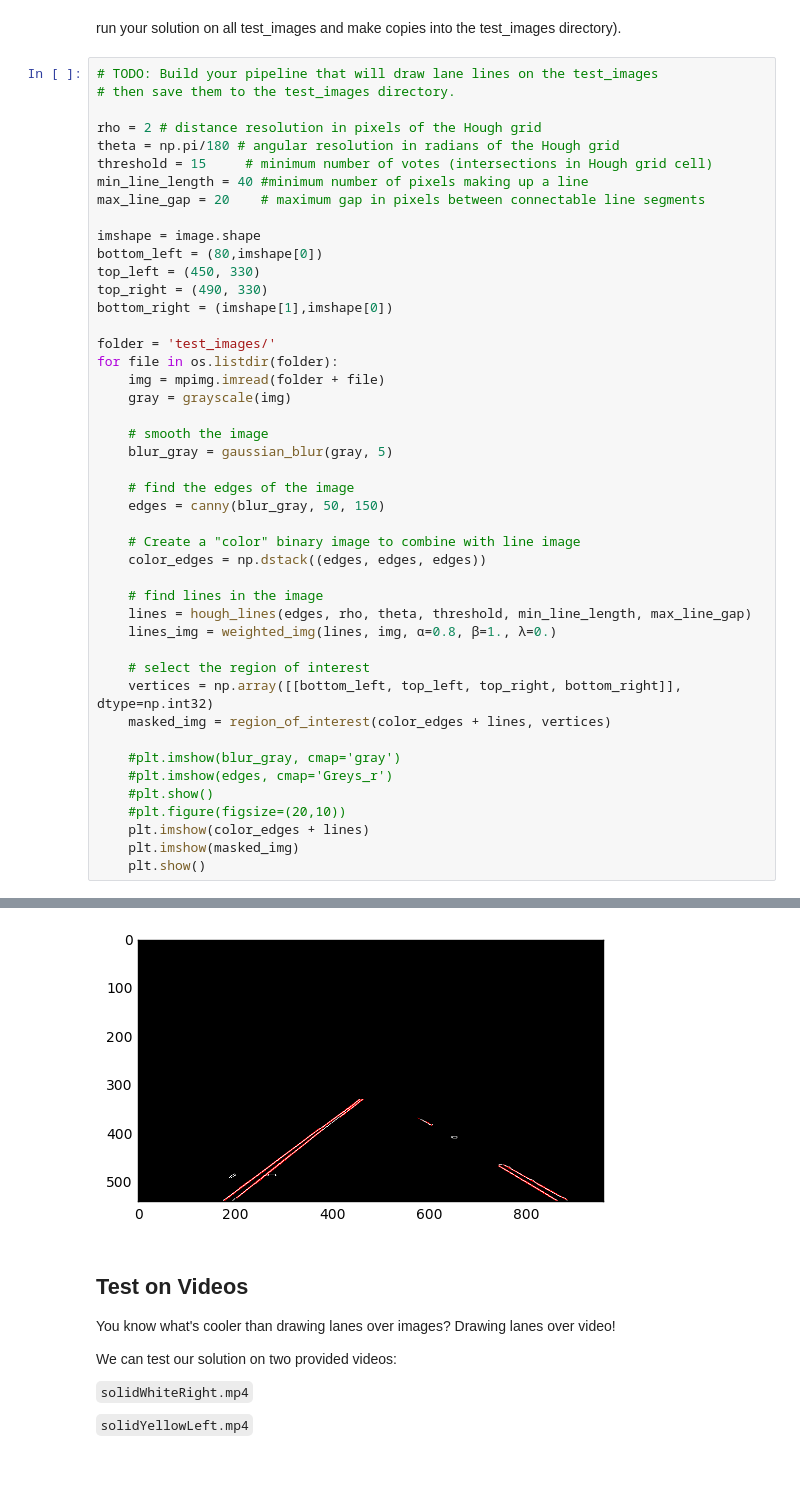
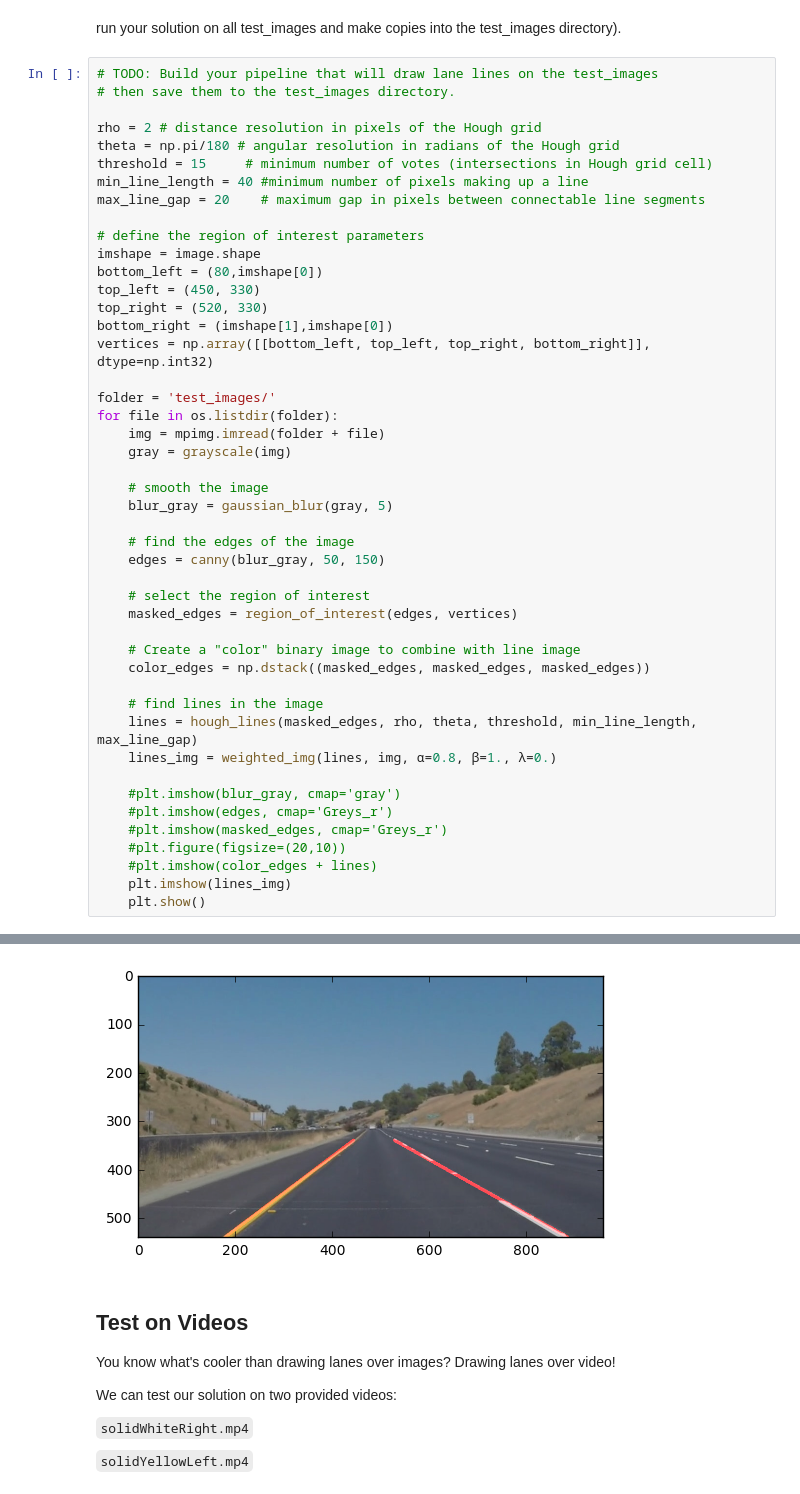
Before and after one commit to jocmom/CarND-LaneLines-P1, a Jupyter notebook: P1.ipynb, the cells around one changed output, grey strips where cells are left out. Cells and saved outputs as stored; diff of their text form.

```diff
--- a/P1.ipynb
+++ b/P1.ipynb
@@ -196,11 +229,13 @@ threshold = 15     # minimum number of votes (intersections in Hough grid cell)
 min_line_length = 40 #minimum number of pixels making up a line
 max_line_gap = 20    # maximum gap in pixels between connectable line segments
 
+# define the region of interest parameters
 imshape = image.shape
 bottom_left = (80,imshape[0])
 top_left = (450, 330)
-top_right = (490, 330)
+top_right = (520, 330)
 bottom_right = (imshape[1],imshape[0])
+vertices = np.array([[bottom_left, top_left, top_right, bottom_right]], dtype=np.int32)
 
 folder = 'test_images/'
 for file in os.listdir(folder):
@@ -213,22 +248,21 @@ for file in os.listdir(folder):
     # find the edges of the image
     edges = canny(blur_gray, 50, 150)
 
+    # select the region of interest
+    masked_edges = region_of_interest(edges, vertices)
+
     # Create a "color" binary image to combine with line image
-    color_edges = np.dstack((edges, edges, edges))
+    color_edges = np.dstack((masked_edges, masked_edges, masked_edges))
 
     # find lines in the image
-    lines = hough_lines(edges, rho, theta, threshold, min_line_length, max_line_gap)
+    lines = hough_lines(masked_edges, rho, theta, threshold, min_line_length, max_line_gap)
     lines_img = weighted_img(lines, img, α=0.8, β=1., λ=0.)
-
-    # select the region of interest
-    vertices = np.array([[bottom_left, top_left, top_right, bottom_right]], dtype=np.int32)
-    masked_img = region_of_interest(color_edges + lines, vertices)
 
     #plt.imshow(blur_gray, cmap='gray')
     #plt.imshow(edges, cmap='Greys_r')
-    #plt.show()
+    #plt.imshow(masked_edges, cmap='Greys_r')
     #plt.figure(figsize=(20,10))
-    plt.imshow(color_edges + lines)
-    plt.imshow(masked_img)
+    #plt.imshow(color_edges + lines)
+    plt.imshow(lines_img)
     plt.show()
 # %% [output]
@@ -246,4 +280,4 @@ for file in os.listdir(folder):
-[figure, old version]
+[figure, new version]
 # %% [markdown]
 ## Test on Videos
 
```
Also changed, not shown: parts of 3 cells of this notebook.
